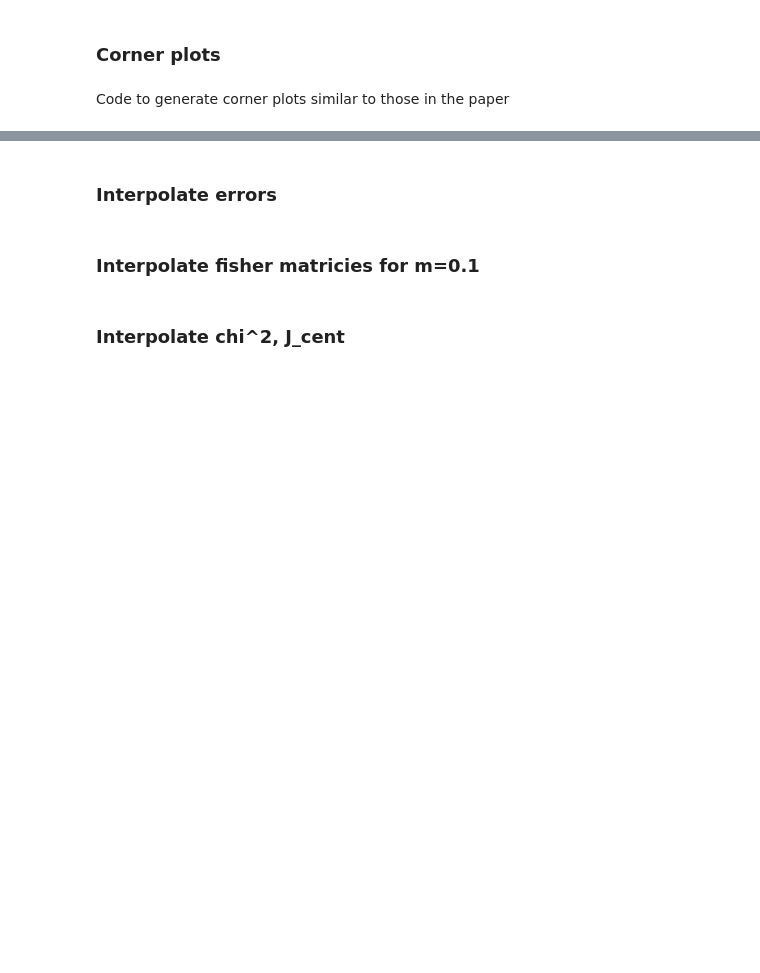
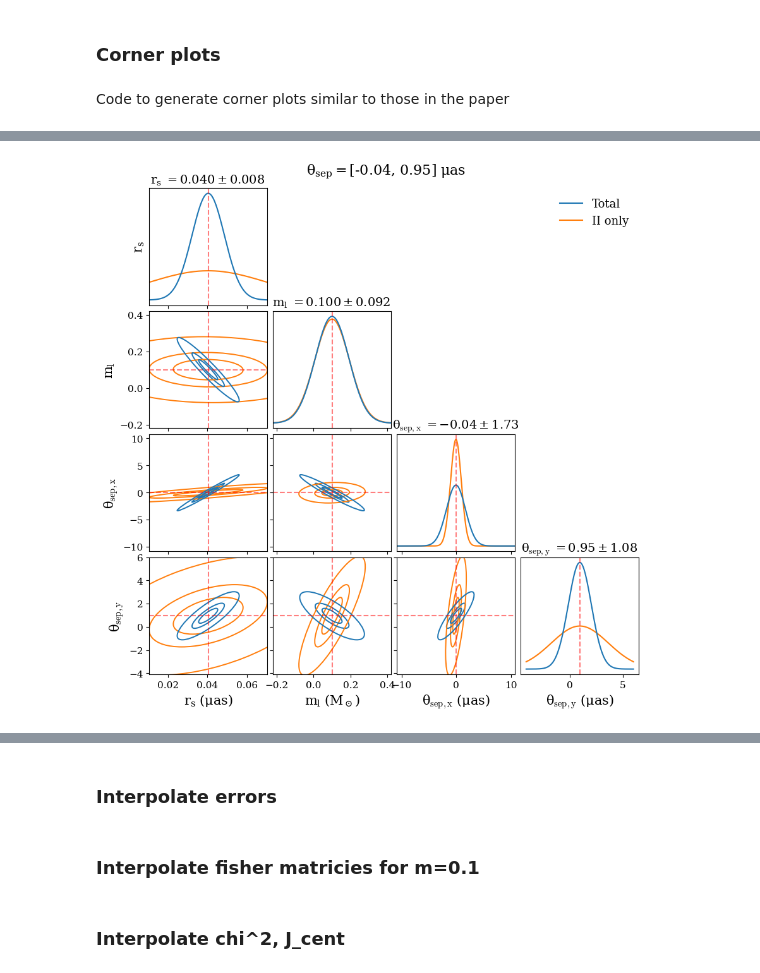
Before and after one commit to abby-moran/Quasar_microlensing_public, a Jupyter notebook: interp_grid01.ipynb, the cells around one changed output, grey strips where cells are left out. Drawn from its saved outputs; the diff is of its cells as text; code cells hidden in the pictures; blank space fills up the shorter version.

Commit message:
Updated corner plots

```diff
--- a/interp_grid01.ipynb
+++ b/interp_grid01.ipynb
@@ -842,6 +842,6 @@ def gaussian_1d(x, mu, sigma):
     return np.exp(-0.5 * ((x - mu) / sigma)**2) / (np.sqrt(2*np.pi) * sigma)
 # %%
 for i in range(len(mass_01_combo)):
-    if mass_01_combo[i]>.09 and mass_01_combo[i]<.15  :#o[i]<1.5:
+    if mass_01_combo[i]>.08 and mass_01_combo[i]<.12  :#o[i]<1.5:
         print(i, mass_01_combo[i])
 # %% [output]
@@ -864,0 +858,4 @@ for i in range(len(mass_01_combo)):
+# %%
+for i in range(len(mass_01_combo)):
+    if mass_01_combo[i]>.2 :#o[i]<1.5:
+        print(i, mass_01_combo[i])
@@ -865,5 +880,5 @@ for i in range(len(mass_01_combo)):
 # %%
-idx=32
+idx=41
 pos_x_corner=(position_01[idx][0]-4000)*theta_step
 pos_y_corner=(position_01[idx][1]-4000)*theta_step
 mass_01_combo[idx]
@@ -947,34 +962,36 @@ for i in range(ndim):
                                  edgecolor=c, linewidth=1.4)
             for p, c, lw in zip(percentiles, colors, linewidths):
                 n_sigma = np.sqrt(scipy.stats.chi2.ppf(p, df=2))  # df=2 for 2D
                 plot_cov_ellipse(mean_ij, cov1_ij, ax, n_sigma=n_sigma,
                                  edgecolor=c, linewidth=1.4)
 
         ax.tick_params(labelsize=11)
 
 for i in range(ndim):
     for j in range(ndim):
         ax = axes[i, j]
         if i != ndim - 1:
             ax.tick_params(labelbottom=False)
         if j != 0:
             ax.tick_params(labelleft=False)
         #if i!=j+1:
         ax.set_xlabel(f"{varlabels[j]} ({units[j]})", fontsize=15)
         if i>-1 and j==0:
             ax.set_ylabel(f"{varlabels[i]}", fontsize=15)
 
 axes[0, -1].plot([], [], color="C0", label="Total")
 axes[0, -1].plot([], [], color="C1", label="II only")
 axes[0, -1].legend(frameon=False, fontsize=13)
 
 title=r'$\theta_{{sep}} = [$' + str(format(pos_x_corner*rad_to_arcsec, '.2f')) + ', ' + str(format(pos_y_corner*rad_to_arcsec, '.2f')) + r'$]\ \mu$as'
-axes[1, -1].text(0.5, 0.5, title, fontsize=16, ha='center', va='center', transform=axes[1, -1].transAxes)
+fig.text( 0.5, 0.92, title, ha='center', va='top', fontsize=16)
 #plt.text(-25, 1.45, r'$\theta_{{sep}} = [-0.31,  0.57]\ \mu$as', fontsize=18);
 #plt.show()
 
 plt.savefig('figures/corner01_ell.pdf', bbox_inches='tight')
 #FileLink('figures/corner01_res.pdf')
+# %% [output]
+[figure, added]
 # %%
 idx=12
 pos_x_corner=(position_01[idx][0]-4000)*theta_step
```
Also changed, not shown: parts of 5 cells of this notebook, 9 other files.
